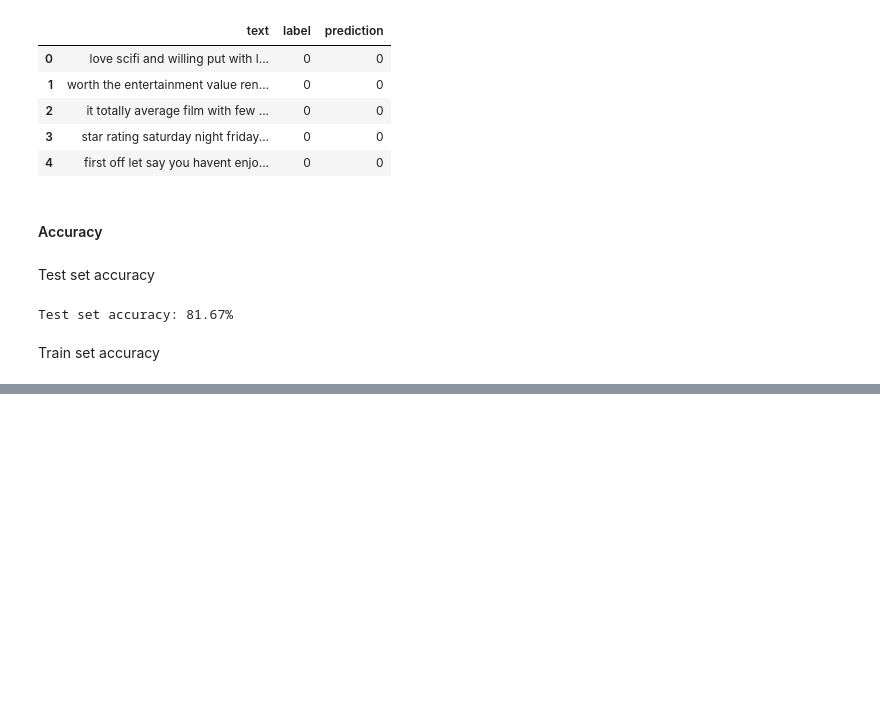
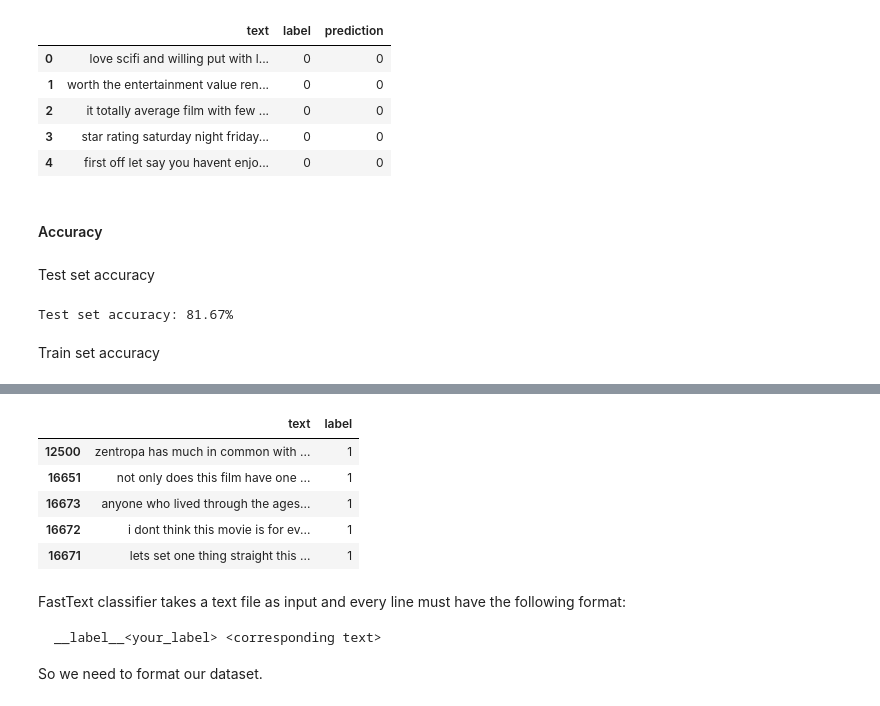
Before and after one commit to christopherdiamana/nlp, a Jupyter notebook: catch_up1.ipynb, the cells around one changed output, grey strips where cells are left out. Cells and saved outputs as stored; diff of their text form; code cells hidden in the pictures; blank space fills up the shorter version.

````diff
--- a/catch_up1.ipynb
+++ b/catch_up1.ipynb
@@ -425,0 +506,15 @@ label2id = {label:idx for idx, label in enumerate(labels)}
+# %%
+dataframe_imdb_train.head()
+# %% [output]
+|  | text | label |
+| 12500 | zentropa has much in common with ... | 1 |
+| 16651 | not only does this film have one ... | 1 |
+| 16673 | anyone who lived through the ages... | 1 |
+| 16672 | i dont think this movie is for ev... | 1 |
+| 16671 | lets set one thing straight this ... | 1 |
+# %% [markdown]
+FastText classifier takes a text file as input and every line must have the following format:
+```
+__label__<your_label> <corresponding text>
+```
+So we need to format our dataset.
````
Also changed, not shown: parts of 51 cells of this notebook.
